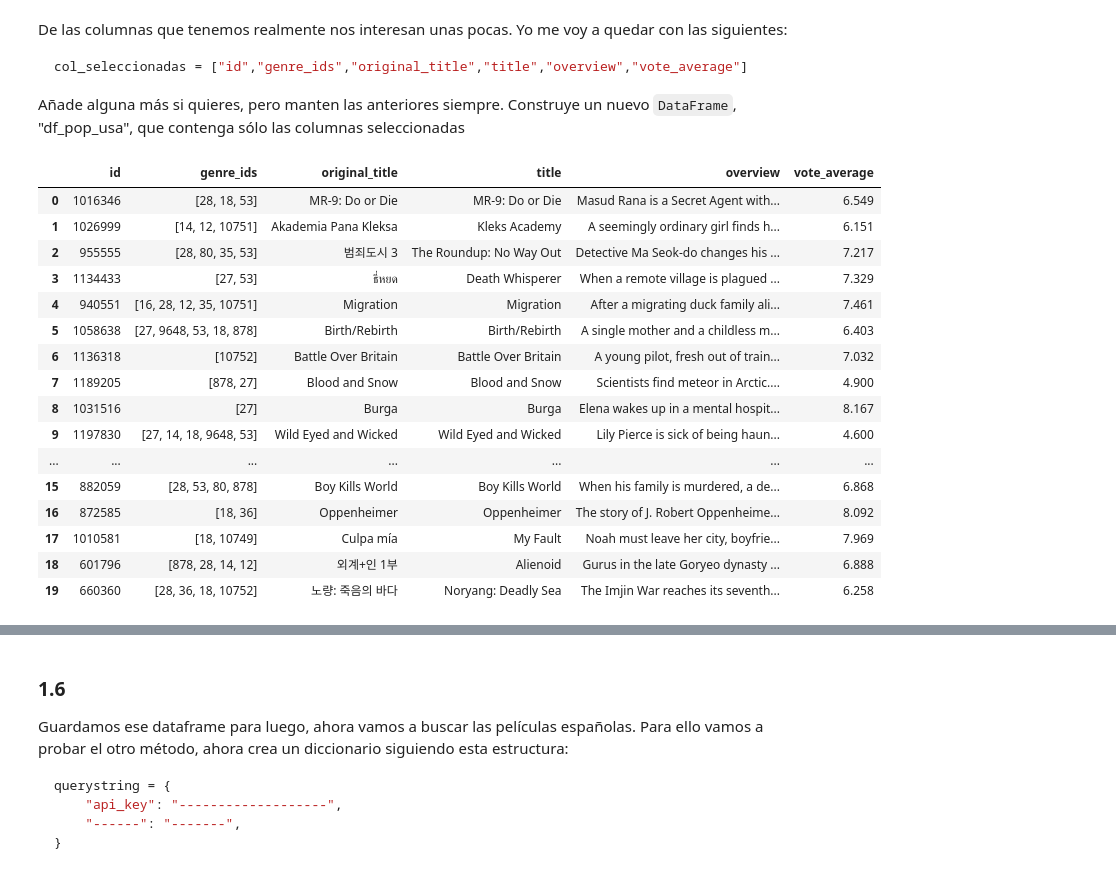
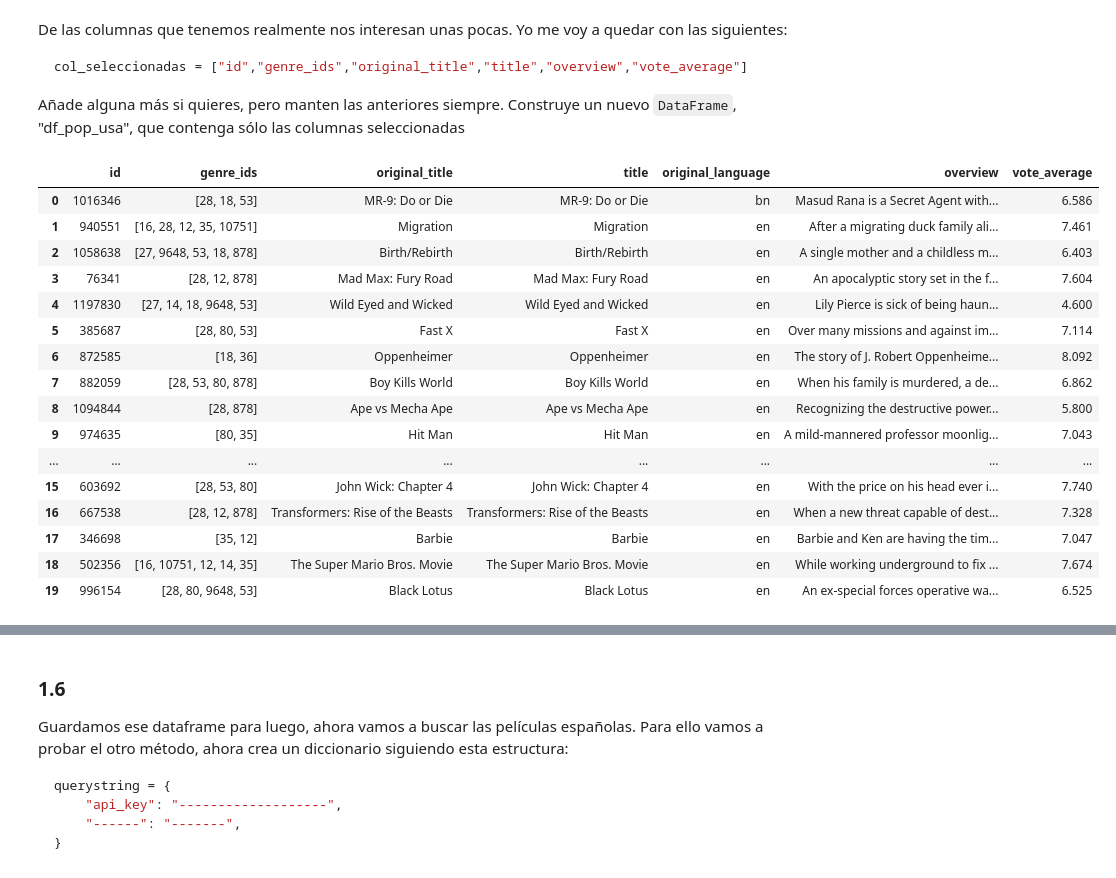
Before and after one commit to LuTaOr/ONLINE_DS_THEBRIDGE_LUIS, a Jupyter notebook: S6U2_Practica_Obligatoria/18_Practica_Obligatoria_Scraping_API.ipynb, the cells around one changed output, grey strips where cells are left out. Saved outputs shown, nothing was run; the diff lists cells and outputs as text; code cells hidden in the pictures.

```diff
--- a/S6U2_Practica_Obligatoria/18_Practica_Obligatoria_Scraping_API.ipynb
+++ b/S6U2_Practica_Obligatoria/18_Practica_Obligatoria_Scraping_API.ipynb
@@ -89,5 +92,5 @@ EXTRA: Hay una forma de que te devuelva los datos en español cuando corresponda
 # %%
-url_usa = "https://api.themoviedb.org/3/discover/movie?region=United%20States%20of%20America&year=2023&language=en-US&api_key=b88dd83b7c821767b53111a6f1aedae7"
+url_usa = "https://api.themoviedb.org/3/discover/movie?with_origin_country=US&year=2023&language=en-US&api_key=b88dd83b7c821767b53111a6f1aedae7"
 # %% [markdown]
 ### 1.3
 
@@ -193,27 +195,27 @@ col_seleccionadas = ["id","genre_ids","original_title","title","overview","vote_
 
 Añade alguna más si quieres, pero manten las anteriores siempre. Construye un nuevo `DataFrame`, "df_pop_usa", que contenga sólo las columnas seleccionadas
 # %%
-col_seleccionadas = ["id","genre_ids","original_title","title","overview","vote_average"]
+col_seleccionadas = ["id","genre_ids","original_title","title","original_language","overview","vote_average"]
 df_pop_usa = df_movies.loc[:, col_seleccionadas]
 df_pop_usa
 # %% [output]
-|  | id | genre_ids | original_title | title | overview | vote_average |
-| 0 | 1016346 | [28, 18, 53] | MR-9: Do or Die | MR-9: Do or Die | Masud Rana is a Secret Agent with... | 6.549 |
-| 1 | 1026999 | [14, 12, 10751] | Akademia Pana Kleksa | Kleks Academy | A seemingly ordinary girl finds h... | 6.151 |
-| 2 | 955555 | [28, 80, 35, 53] | 범죄도시 3 | The Roundup: No Way Out | Detective Ma Seok-do changes his ... | 7.217 |
-| 3 | 1134433 | [27, 53] | ธี่หยด | Death Whisperer | When a remote village is plagued ... | 7.329 |
-| 4 | 940551 | [16, 28, 12, 35, 10751] | Migration | Migration | After a migrating duck family ali... | 7.461 |
-| 5 | 1058638 | [27, 9648, 53, 18, 878] | Birth/Rebirth | Birth/Rebirth | A single mother and a childless m... | 6.403 |
-| 6 | 1136318 | [10752] | Battle Over Britain | Battle Over Britain | A young pilot, fresh out of train... | 7.032 |
-| 7 | 1189205 | [878, 27] | Blood and Snow | Blood and Snow | Scientists find meteor in Arctic.... | 4.900 |
-| 8 | 1031516 | [27] | Burga | Burga | Elena wakes up in a mental hospit... | 8.167 |
-| 9 | 1197830 | [27, 14, 18, 9648, 53] | Wild Eyed and Wicked | Wild Eyed and Wicked | Lily Pierce is sick of being haun... | 4.600 |
-| ... | ... | ... | ... | ... | ... | ... |
-| 15 | 882059 | [28, 53, 80, 878] | Boy Kills World | Boy Kills World | When his family is murdered, a de... | 6.868 |
-| 16 | 872585 | [18, 36] | Oppenheimer | Oppenheimer | The story of J. Robert Oppenheime... | 8.092 |
-| 17 | 1010581 | [18, 10749] | Culpa mía | My Fault | Noah must leave her city, boyfrie... | 7.969 |
-| 18 | 601796 | [878, 28, 14, 12] | 외계+인 1부 | Alienoid | Gurus in the late Goryeo dynasty ... | 6.888 |
-| 19 | 660360 | [28, 36, 18, 10752] | 노량: 죽음의 바다 | Noryang: Deadly Sea | The Imjin War reaches its seventh... | 6.258 |
+|  | id | genre_ids | original_title | title | original_language | overview | vote_average |
+| 0 | 1016346 | [28, 18, 53] | MR-9: Do or Die | MR-9: Do or Die | bn | Masud Rana is a Secret Agent with... | 6.586 |
+| 1 | 940551 | [16, 28, 12, 35, 10751] | Migration | Migration | en | After a migrating duck family ali... | 7.461 |
+| 2 | 1058638 | [27, 9648, 53, 18, 878] | Birth/Rebirth | Birth/Rebirth | en | A single mother and a childless m... | 6.403 |
+| 3 | 76341 | [28, 12, 878] | Mad Max: Fury Road | Mad Max: Fury Road | en | An apocalyptic story set in the f... | 7.604 |
+| 4 | 1197830 | [27, 14, 18, 9648, 53] | Wild Eyed and Wicked | Wild Eyed and Wicked | en | Lily Pierce is sick of being haun... | 4.600 |
+| 5 | 385687 | [28, 80, 53] | Fast X | Fast X | en | Over many missions and against im... | 7.114 |
+| 6 | 872585 | [18, 36] | Oppenheimer | Oppenheimer | en | The story of J. Robert Oppenheime... | 8.092 |
+| 7 | 882059 | [28, 53, 80, 878] | Boy Kills World | Boy Kills World | en | When his family is murdered, a de... | 6.862 |
+| 8 | 1094844 | [28, 878] | Ape vs Mecha Ape | Ape vs Mecha Ape | en | Recognizing the destructive power... | 5.800 |
+| 9 | 974635 | [80, 35] | Hit Man | Hit Man | en | A mild-mannered professor moonlig... | 7.043 |
+| ... | ... | ... | ... | ... | ... | ... | ... |
+| 15 | 603692 | [28, 53, 80] | John Wick: Chapter 4 | John Wick: Chapter 4 | en | With the price on his head ever i... | 7.740 |
+| 16 | 667538 | [28, 12, 878] | Transformers: Rise of the Beasts | Transformers: Rise of the Beasts | en | When a new threat capable of dest... | 7.328 |
+| 17 | 346698 | [35, 12] | Barbie | Barbie | en | Barbie and Ken are having the tim... | 7.047 |
+| 18 | 502356 | [16, 10751, 12, 14, 35] | The Super Mario Bros. Movie | The Super Mario Bros. Movie | en | While working underground to fix ... | 7.674 |
+| 19 | 996154 | [28, 80, 9648, 53] | Black Lotus | Black Lotus | en | An ex-special forces operative wa... | 6.525 |
 # %%
 df_pop_usa.info()
 # %% [output]
```
Also changed, not shown: parts of 27 cells of this notebook.
